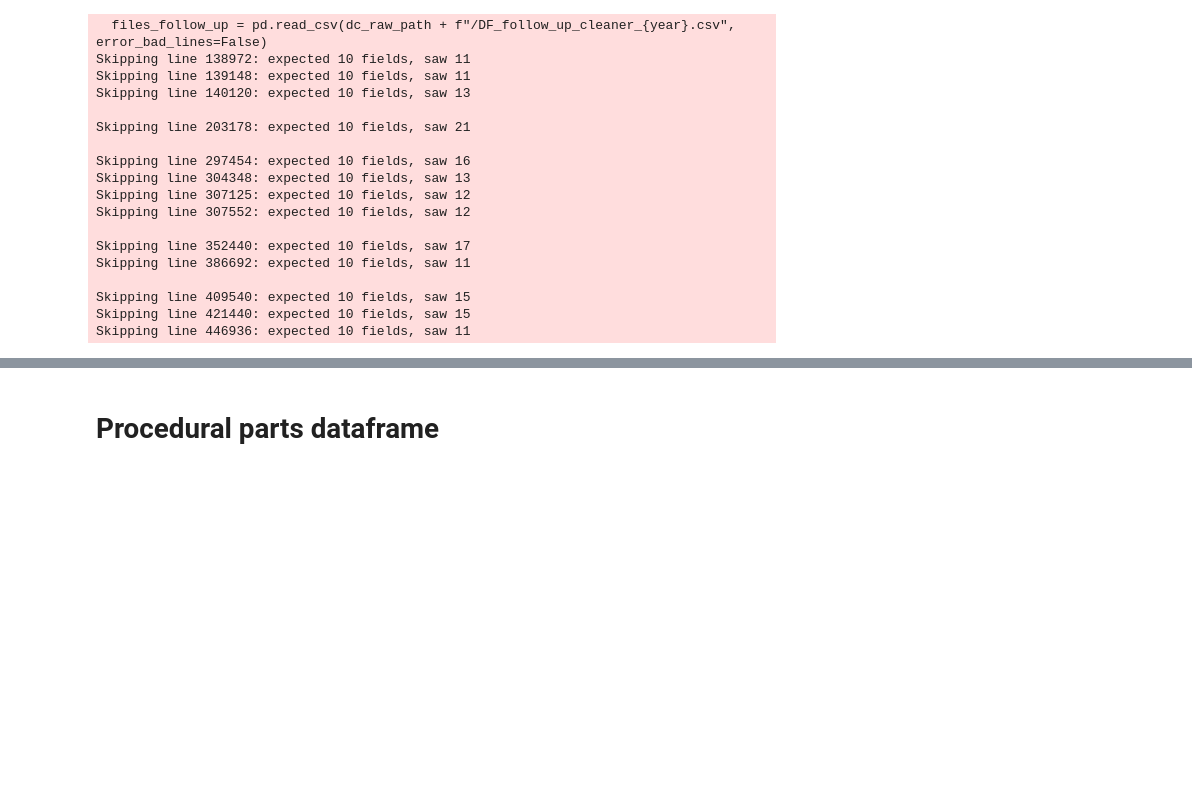
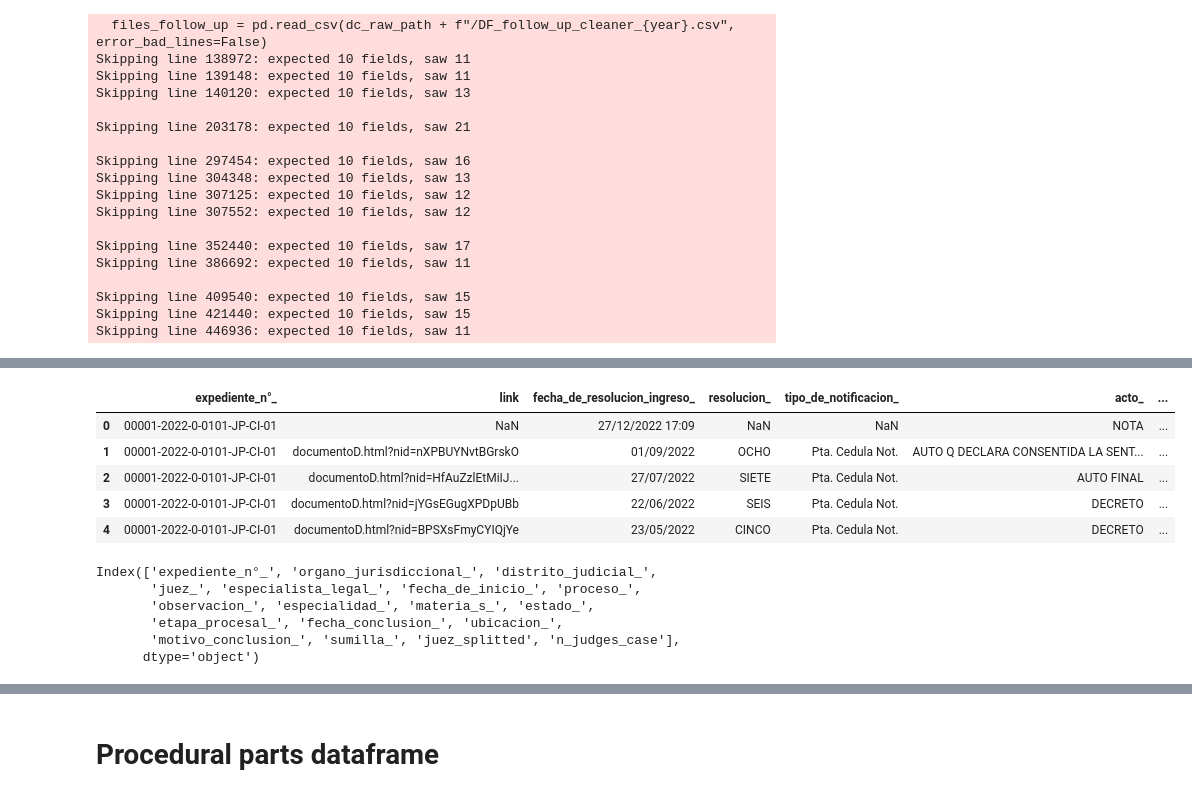
Before and after one commit to mgutierrezc/peru-amag-stats, a Jupyter notebook: case_outcomes/Case Outcomes for Amag II.ipynb, the cells around one changed output, grey strips where cells are left out. Cells and saved outputs as stored; diff of their text form; code cells hidden in the pictures; blank space fills up the shorter version.

```diff
--- a/case_outcomes/Case Outcomes for Amag II.ipynb
+++ b/case_outcomes/Case Outcomes for Amag II.ipynb
@@ -499,0 +579,18 @@ Skipping line 446936: expected 10 fields, saw 11
+# %%
+files_follow_up.head()
+# %% [output]
+|  | expediente_n°_ | link | fecha_de_resolucion_ingreso_ | resolucion_ | tipo_de_notificacion_ | acto_ | ... |
+| 0 | 00001-2022-0-0101-JP-CI-01 | NaN | 27/12/2022 17:09 | NaN | NaN | NOTA | ... |
+| 1 | 00001-2022-0-0101-JP-CI-01 | documentoD.html?nid=nXPBUYNvtBGrskO | 01/09/2022 | OCHO | Pta. Cedula Not. | AUTO Q DECLARA CONSENTIDA LA SENT... | ... |
+| 2 | 00001-2022-0-0101-JP-CI-01 | documentoD.html?nid=HfAuZzlEtMiIJ... | 27/07/2022 | SIETE | Pta. Cedula Not. | AUTO FINAL | ... |
+| 3 | 00001-2022-0-0101-JP-CI-01 | documentoD.html?nid=jYGsEGugXPDpUBb | 22/06/2022 | SEIS | Pta. Cedula Not. | DECRETO | ... |
+| 4 | 00001-2022-0-0101-JP-CI-01 | documentoD.html?nid=BPSXsFmyCYIQjYe | 23/05/2022 | CINCO | Pta. Cedula Not. | DECRETO | ... |
+# %%
+files_reports.columns
+# %% [output]
+Index(['expediente_n°_', 'organo_jurisdiccional_', 'distrito_judicial_',
+       'juez_', 'especialista_legal_', 'fecha_de_inicio_', 'proceso_',
+       'observacion_', 'especialidad_', 'materia_s_', 'estado_',
+       'etapa_procesal_', 'fecha_conclusion_', 'ubicacion_',
+       'motivo_conclusion_', 'sumilla_', 'juez_splitted', 'n_judges_case'],
+      dtype='object')
```
Also changed, not shown: parts of 36 cells of this notebook.
